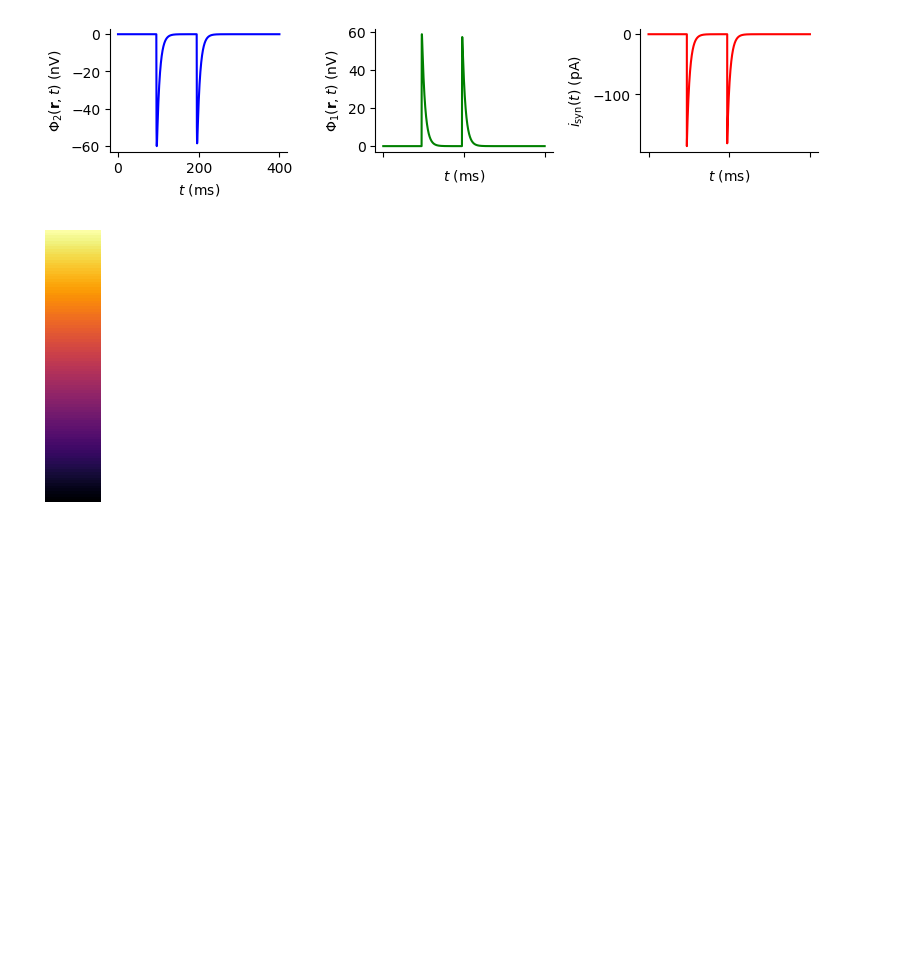
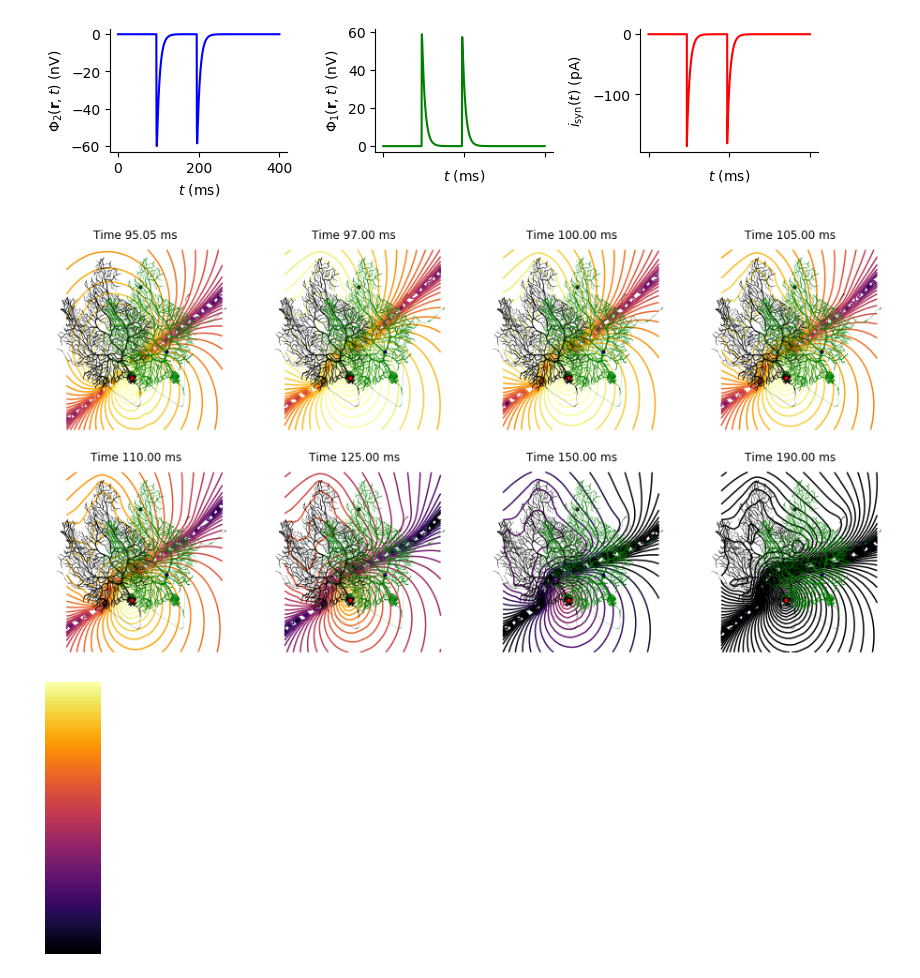
Before and after one commit to gabi-melo/lascon-project, a Jupyter notebook: try_our_own_purkinje_cells_contour_time.ipynb, the cells around one changed output. Drawn from its saved outputs; the diff is of its cells as text; code cells hidden in the pictures; blank space fills up the shorter version.

```diff
--- a/try_our_own_purkinje_cells_contour_time.ipynb
+++ b/try_our_own_purkinje_cells_contour_time.ipynb
@@ -158,7 +160,7 @@ plt.tight_layout()
 # %% [output]
 [figure]
 # %%
-def ctime(t,ax=None,vmin=-8,vmax=-5):
+def ctime(t,ax=None,vmin=-8,vmax=-4):
 
     ax = plt.gca() if ax == None else ax
 
@@ -184,33 +186,35 @@ def ctime(t,ax=None,vmin=-8,vmax=-5):
             markerfacecolor=color_vec[i])
 
     # plot morphology of generator_cell
     zips = []
     for x, z in generator_cell.get_idx_polygons():
         zips.append(list(zip(x, z)))
     polycol = PolyCollection(zips,
                              edgecolors='none',
                              facecolors='k')
     ax.add_collection(polycol)
 
     # plot morphology of receptor_cell
     shift = 100          # shift of receptor_cell in x dimension
     zips = []
     for x, z in generator_cell.get_idx_polygons():
         zips.append(list(zip(x+shift, z)))
     polycol = PolyCollection(zips,
                              edgecolors='none',
                              facecolors= 'green')
     ax.add_collection(polycol)
 
     ax.set_ylim(-100,250) #ZOOM
-    ax.set_xlim(-150,220)
+    ax.set_xlim(-200,220)
     ax.axis('off')
 
 fig,axes = plt.subplots(2,4,figsize=(16,8))
 times = [int(95.05/(2**-6)),int(97/(2**-6)),int(100/(2**-6)),int(105/(2**-6)),int(110/(2**-6)),int(125/(2**-6)),
          int(150/(2**-6)),int(190/(2**-6))]
 for t,ax in zip(times,axes.ravel()):
     ctime(t,ax=ax)
     ax.set_title('Time %.2f ms'%(t*2**-6))
+# %% [output]
+[figure, added]
 # %%
 plt.figure(figsize=(1,5))
```
Also changed, not shown: parts of 4 cells of this notebook, 1 other file.
